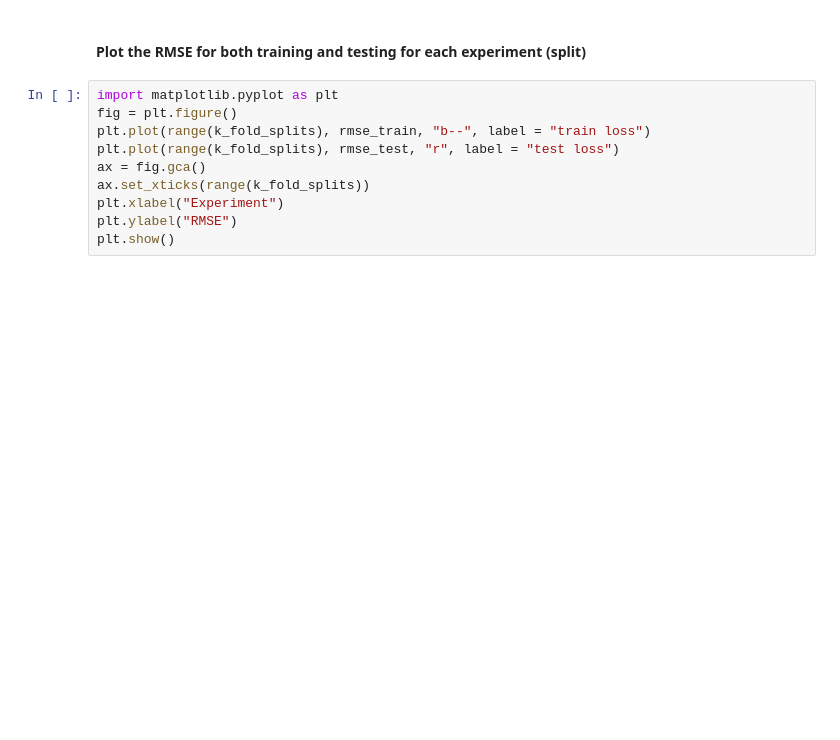
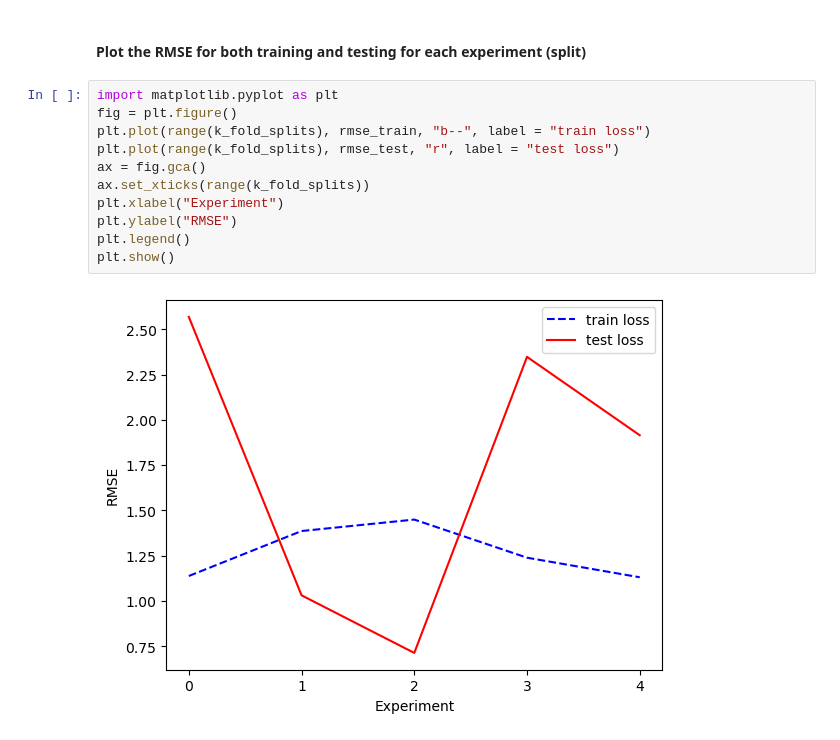
Before and after one commit to AI4S2S/cookbook, a Jupyter notebook: workflow/pred_temperature_ridge.ipynb, the cells around one changed output. Saved outputs shown, nothing was run; the diff lists cells and outputs as text; blank space fills up the shorter version.

```diff
--- a/workflow/pred_temperature_ridge.ipynb
+++ b/workflow/pred_temperature_ridge.ipynb
@@ -166,10 +164,13 @@ ValueError: One or more of the specified variables cannot be found in this datas
 # %%
 import matplotlib.pyplot as plt
 fig = plt.figure()
 plt.plot(range(k_fold_splits), rmse_train, "b--", label = "train loss")
 plt.plot(range(k_fold_splits), rmse_test, "r", label = "test loss")
 ax = fig.gca()
 ax.set_xticks(range(k_fold_splits))
 plt.xlabel("Experiment")
 plt.ylabel("RMSE")
+plt.legend()
 plt.show()
+# %% [output]
+[figure, added]
```
Also changed, not shown: parts of 3 cells of this notebook.
